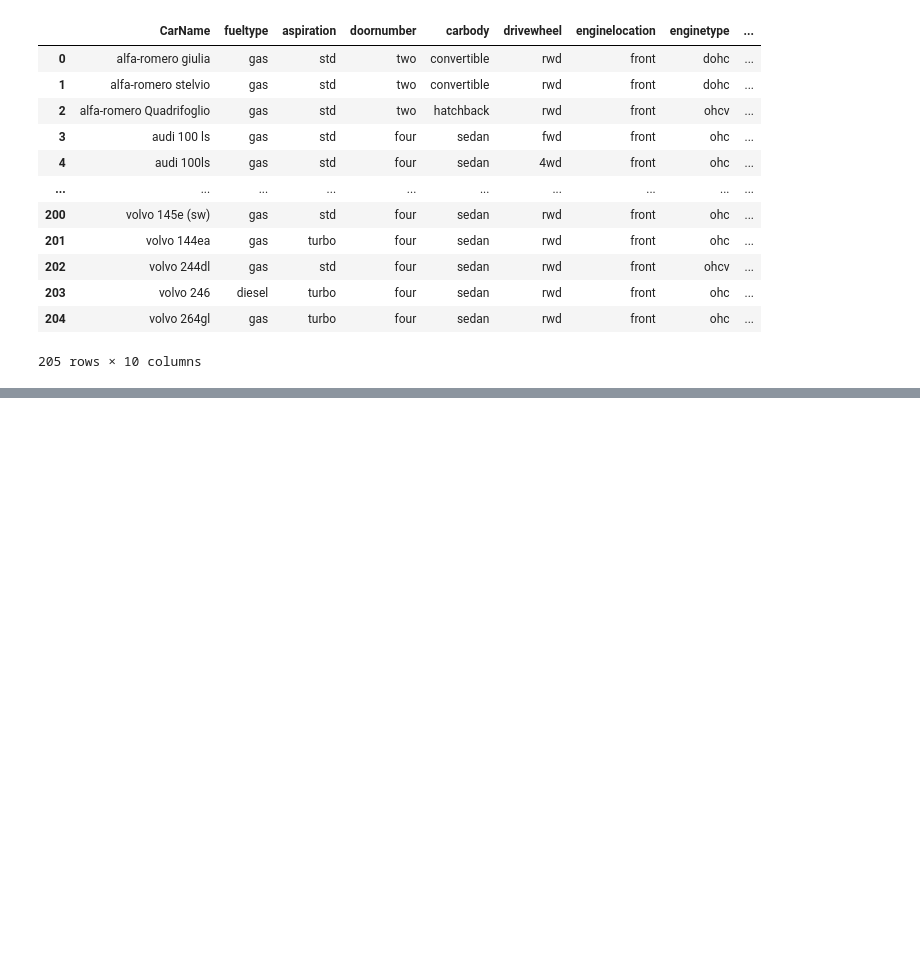
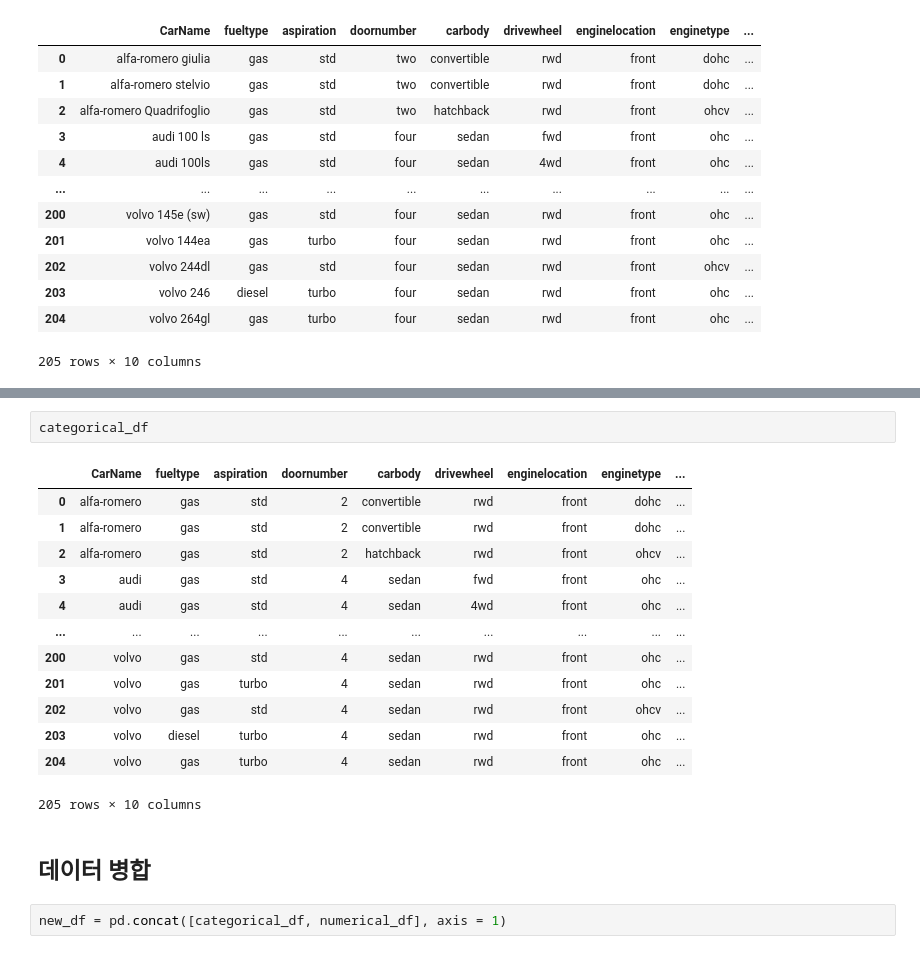
Before and after one commit to Juwan-s/DataScientist_practice, a Jupyter notebook: regression/Car_price_regression/Car_price_regression.ipynb, the cells around one changed output, grey strips where cells are left out. Saved outputs shown, nothing was run; the diff lists cells and outputs as text; blank space fills up the shorter version.

```diff
--- a/regression/Car_price_regression/Car_price_regression.ipynb
+++ b/regression/Car_price_regression/Car_price_regression.ipynb
@@ -190,0 +315,20 @@ array(['gas', 'diesel'], dtype=object)
+# %%
+categorical_df
+# %% [output]
+|  | CarName | fueltype | aspiration | doornumber | carbody | drivewheel | enginelocation | enginetype | ... |
+| 0 | alfa-romero | gas | std | 2 | convertible | rwd | front | dohc | ... |
+| 1 | alfa-romero | gas | std | 2 | convertible | rwd | front | dohc | ... |
+| 2 | alfa-romero | gas | std | 2 | hatchback | rwd | front | ohcv | ... |
+| 3 | audi | gas | std | 4 | sedan | fwd | front | ohc | ... |
+| 4 | audi | gas | std | 4 | sedan | 4wd | front | ohc | ... |
+| ... | ... | ... | ... | ... | ... | ... | ... | ... | ... |
+| 200 | volvo | gas | std | 4 | sedan | rwd | front | ohc | ... |
+| 201 | volvo | gas | turbo | 4 | sedan | rwd | front | ohc | ... |
+| 202 | volvo | gas | std | 4 | sedan | rwd | front | ohcv | ... |
+| 203 | volvo | diesel | turbo | 4 | sedan | rwd | front | ohc | ... |
+| 204 | volvo | gas | turbo | 4 | sedan | rwd | front | ohc | ... |
+205 rows × 10 columns
+# %% [markdown]
+## 데이터 병합
+# %%
+new_df = pd.concat([categorical_df, numerical_df], axis = 1)
```
Also changed, not shown: parts of 44 cells of this notebook, 1 other file.
